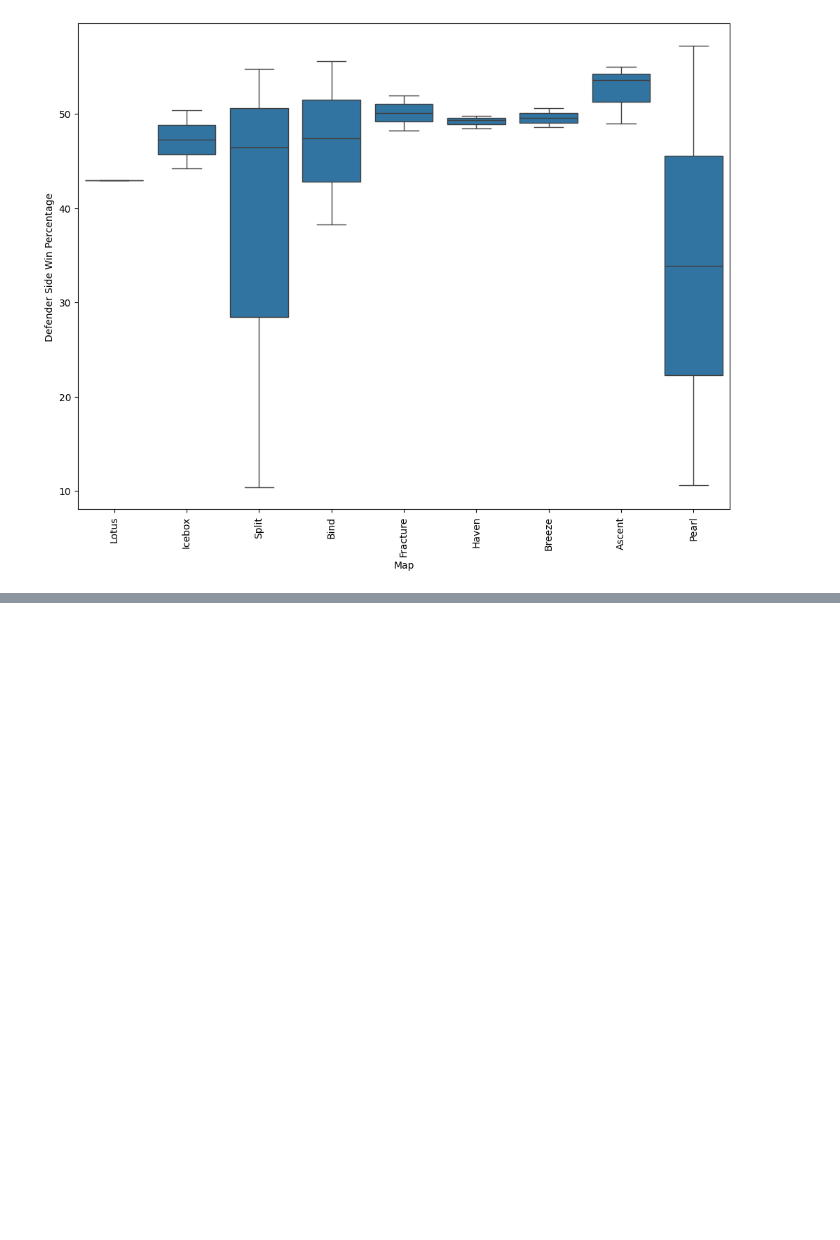
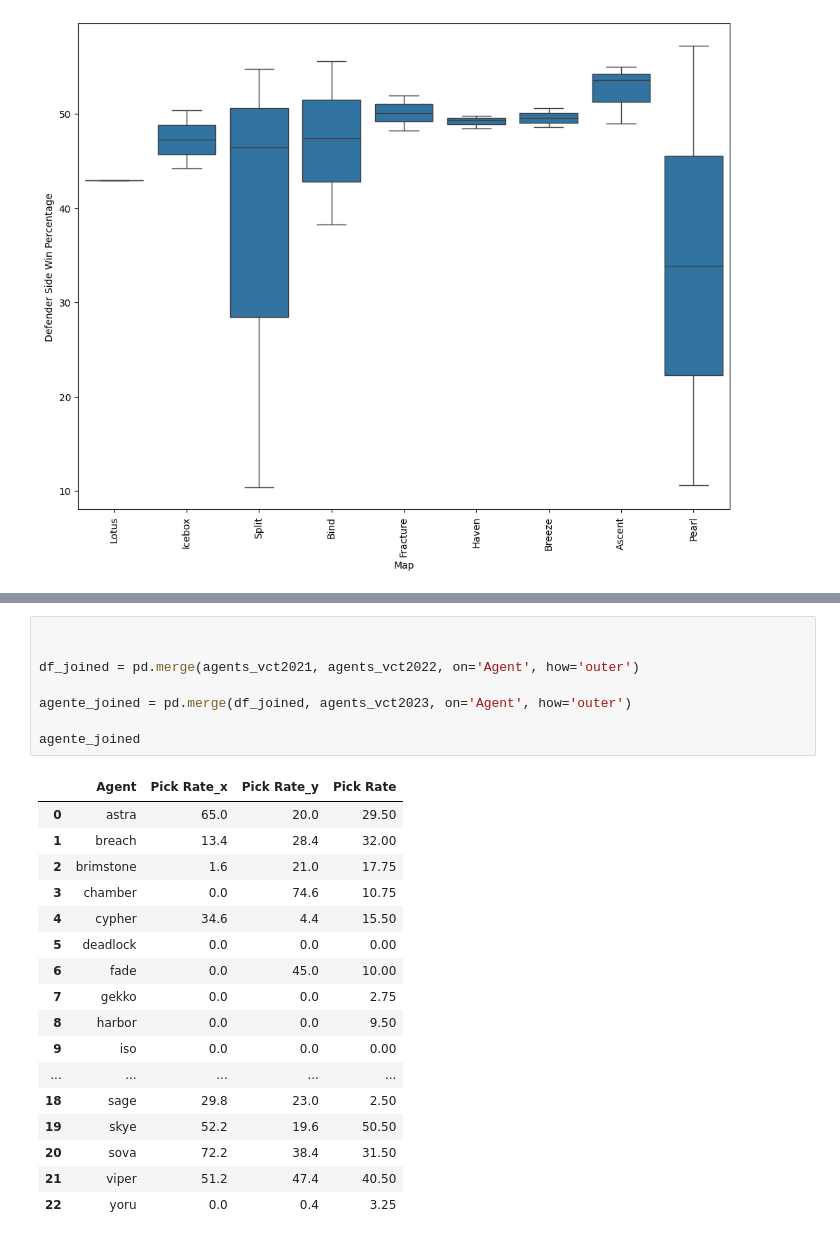
Before and after one commit to PedroLSCabral/Projeto-ICD, a Jupyter notebook: Apresentation.ipynb, the cells around one changed output, grey strips where cells are left out. Saved outputs shown, nothing was run; the diff lists cells and outputs as text; blank space fills up the shorter version.

```diff
--- a/Apresentation.ipynb
+++ b/Apresentation.ipynb
@@ -188,0 +182,26 @@ mostraGraficoAgent (agents_vct2021)
+# %%
+
+
+df_joined = pd.merge(agents_vct2021, agents_vct2022, on='Agent', how='outer')
+
+agente_joined = pd.merge(df_joined, agents_vct2023, on='Agent', how='outer')
+
+agente_joined
+# %% [output]
+|  | Agent | Pick Rate_x | Pick Rate_y | Pick Rate |
+| 0 | astra | 65.0 | 20.0 | 29.50 |
+| 1 | breach | 13.4 | 28.4 | 32.00 |
+| 2 | brimstone | 1.6 | 21.0 | 17.75 |
+| 3 | chamber | 0.0 | 74.6 | 10.75 |
+| 4 | cypher | 34.6 | 4.4 | 15.50 |
+| 5 | deadlock | 0.0 | 0.0 | 0.00 |
+| 6 | fade | 0.0 | 45.0 | 10.00 |
+| 7 | gekko | 0.0 | 0.0 | 2.75 |
+| 8 | harbor | 0.0 | 0.0 | 9.50 |
+| 9 | iso | 0.0 | 0.0 | 0.00 |
+| ... | ... | ... | ... | ... |
+| 18 | sage | 29.8 | 23.0 | 2.50 |
+| 19 | skye | 52.2 | 19.6 | 50.50 |
+| 20 | sova | 72.2 | 38.4 | 31.50 |
+| 21 | viper | 51.2 | 47.4 | 40.50 |
+| 22 | yoru | 0.0 | 0.4 | 3.25 |
```
Also changed, not shown: parts of 11 cells of this notebook, 1 other file.
